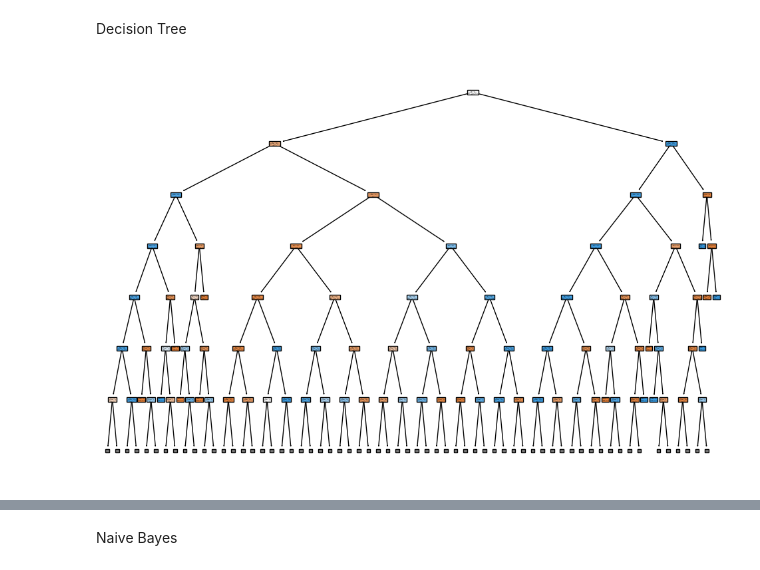
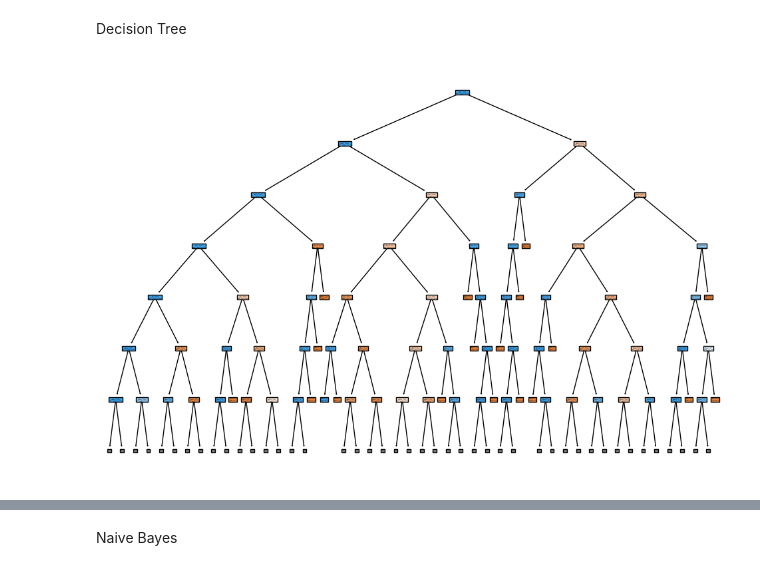
Before and after one commit to TheBarbaraIsTaken/AF-project, a Jupyter notebook: other_models.ipynb, the cells around one changed output, grey strips where cells are left out. Saved outputs shown, nothing was run; the diff lists cells and outputs as text; code cells hidden in the pictures.

```diff
--- a/other_models.ipynb
+++ b/other_models.ipynb
@@ -141,13 +188,13 @@ weighted avg       0.93      0.93      0.93     14615
 Decision Tree
 # %%
 from sklearn.tree import DecisionTreeClassifier, plot_tree
-tree_model = DecisionTreeClassifier()
+tree_model = DecisionTreeClassifier(class_weight={'0': 1, '1': 25})
 
 tree_model.fit(X_train, y_train)
 feature_namesl = list(X.columns.values)
 classes = list(tree_model.classes_)
 plt.figure(figsize=(12, 8))
 plot_tree(tree_model, feature_names=feature_namesl, class_names=classes, filled=True,max_depth=6)
 plt.show()
 # %% [output]
-[figure, old version]
+[figure, new version]
```
Also changed, not shown: parts of 11 cells of this notebook, 2 other files.
